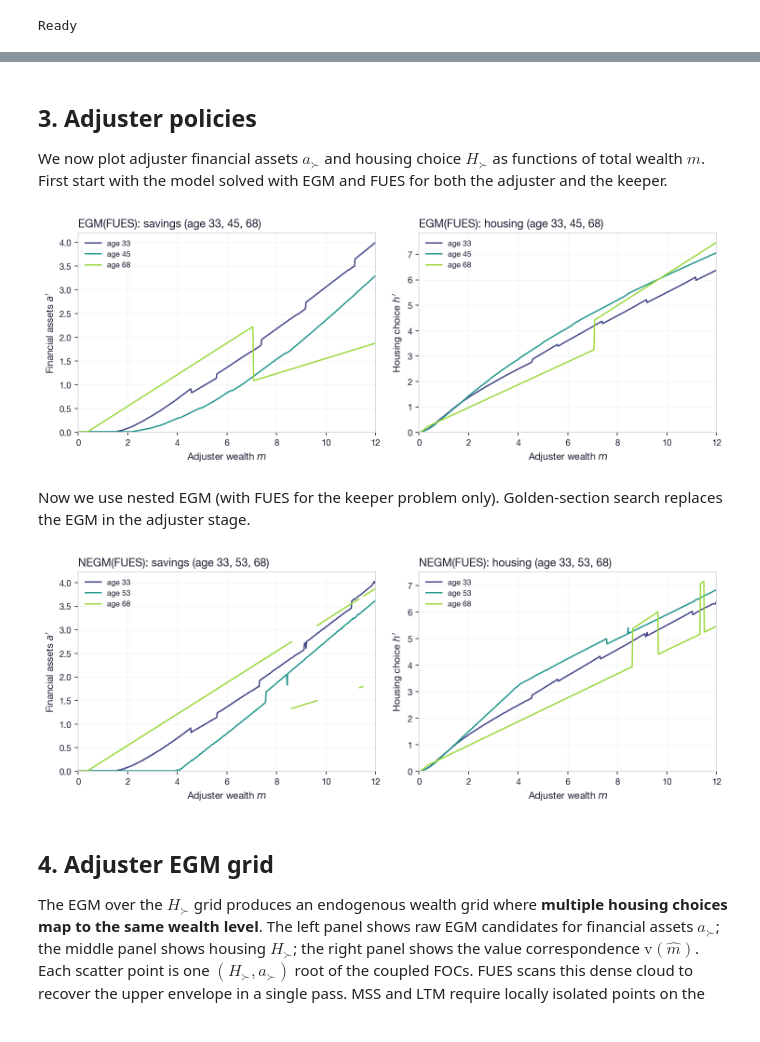
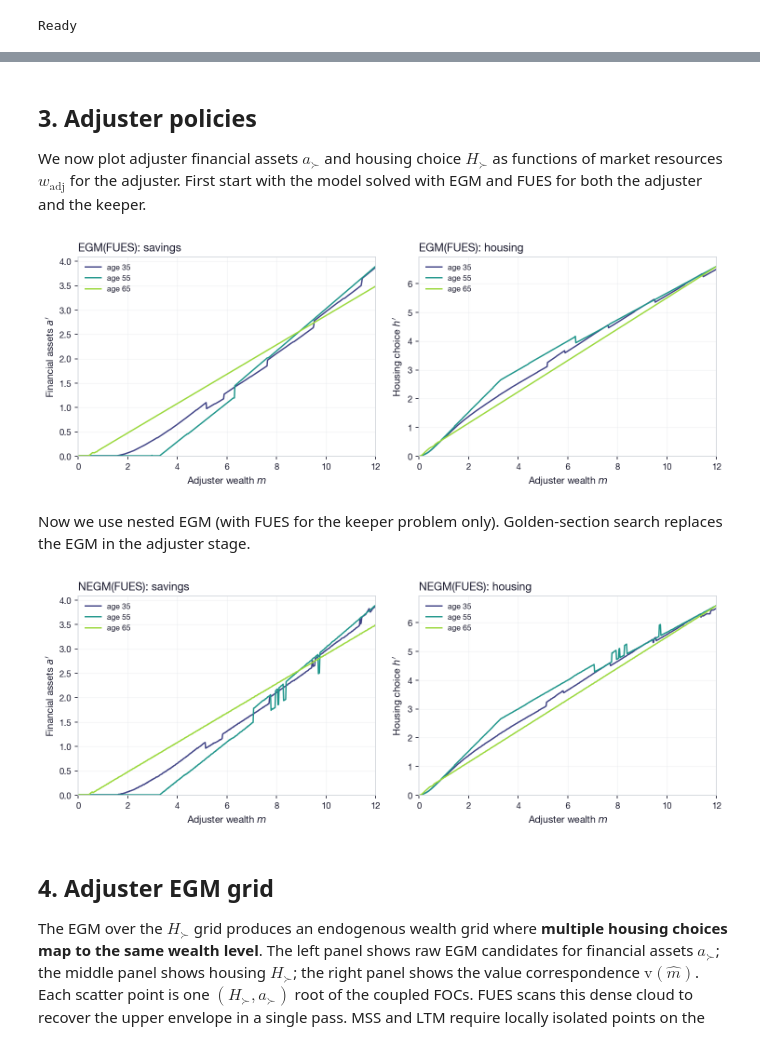
Before and after one commit to akshayshanker/FUES, a Jupyter notebook: docs/notebooks/durables_fues.ipynb, the cells around one changed output, grey strips where cells are left out. Drawn from its saved outputs; the diff is of its cells as text; code cells hidden in the pictures.

```diff
--- a/docs/notebooks/durables_fues.ipynb
+++ b/docs/notebooks/durables_fues.ipynb
@@ -57,27 +57,32 @@ We use the Cobb-Douglas utility specification $\mathrm{u}(c, H_{\succ}) = \bigl(
 # %%
+# Parameters and settings
 OVERRIDES = dict(
     setting_overrides={
         'store_cntn': 1, 'N_wage': 4,
-        'n_w': 600, 'n_a': 600, 'n_h': 600,
+        'n_w': 600, 'n_a': 600, 'n_h': 600, 'T': 70,
     },
     calib_overrides={
         't0': 20, 'tau': 0.07,
         'sigma_w': 0.11, 'phi_w': 0.86,
         'beta': 0.89, 'R': 1.04, 'rho': 2.5,
-    }
-
-
+    },
 )
 
 labels = {'FUES': 'EGM(FUES)', 'NEGM': 'NEGM(FUES)'}
 results = {}
 real_stdout = sys.stdout
+
+# Solve under each method
 for method in ['FUES', 'NEGM']:
     print(f'{labels[method]}', flush=True)
     t0 = time.time()
     sys.stdout = FilteredStdout(real_stdout)
     try:
-        _mo = {('adjuster_cons', 'cntn_to_dcsn_mover', 'upper_envelope'): method}
+        _mo = {
+            ('adjuster_cons',
+             'cntn_to_dcsn_mover',
+             'upper_envelope'): method,
+        }
         nest, grids = solve(
             SYNTAX, method_overrides=_mo,
             verbose=False, progress='bar',
@@ -107,21 +103,21 @@ NEGM(FUES)
 # %% [markdown]
 ## 3. Adjuster policies
 
-We now plot adjuster financial assets $a_{\succ}$ and housing choice $H_{\succ}$ as functions of total wealth $m$. First start with the model solved with EGM and FUES for both the adjuster and the keeper.
+We now plot adjuster financial assets $a_{\succ}$ and housing choice $H_{\succ}$ as functions of market resources $w_{\text{adj}}$ for the adjuster. First start with the model solved with EGM and FUES for both the adjuster and the keeper.
 # %%
 fig = nb_plot_adjuster_comparison(
     results, results['FUES']['grids'],
-    plot_t=[33, 45, 68], methods_filter=['FUES'], xlim =12)
+    plot_t=[35, 55, 65], methods_filter=['FUES'], xlim =12)
 # %% [output]
-[figure, old version]
+[figure, new version]
 # %% [markdown]
 Now we use nested EGM (with FUES for the keeper problem only). Golden-section search replaces the EGM in the adjuster stage.
 # %%
 fig = nb_plot_adjuster_comparison(
     results, results['NEGM']['grids'],
-    plot_t=[33, 53, 68], methods_filter=['NEGM'], xlim =12)
+    plot_t=[35, 55, 65], methods_filter=['NEGM'], xlim =12)
 # %% [output]
-[figure, old version]
+[figure, new version]
 # %% [markdown]
 ## 4. Adjuster EGM grid
 
```
Also changed, not shown: parts of 21 cells of this notebook, 5 other files.
